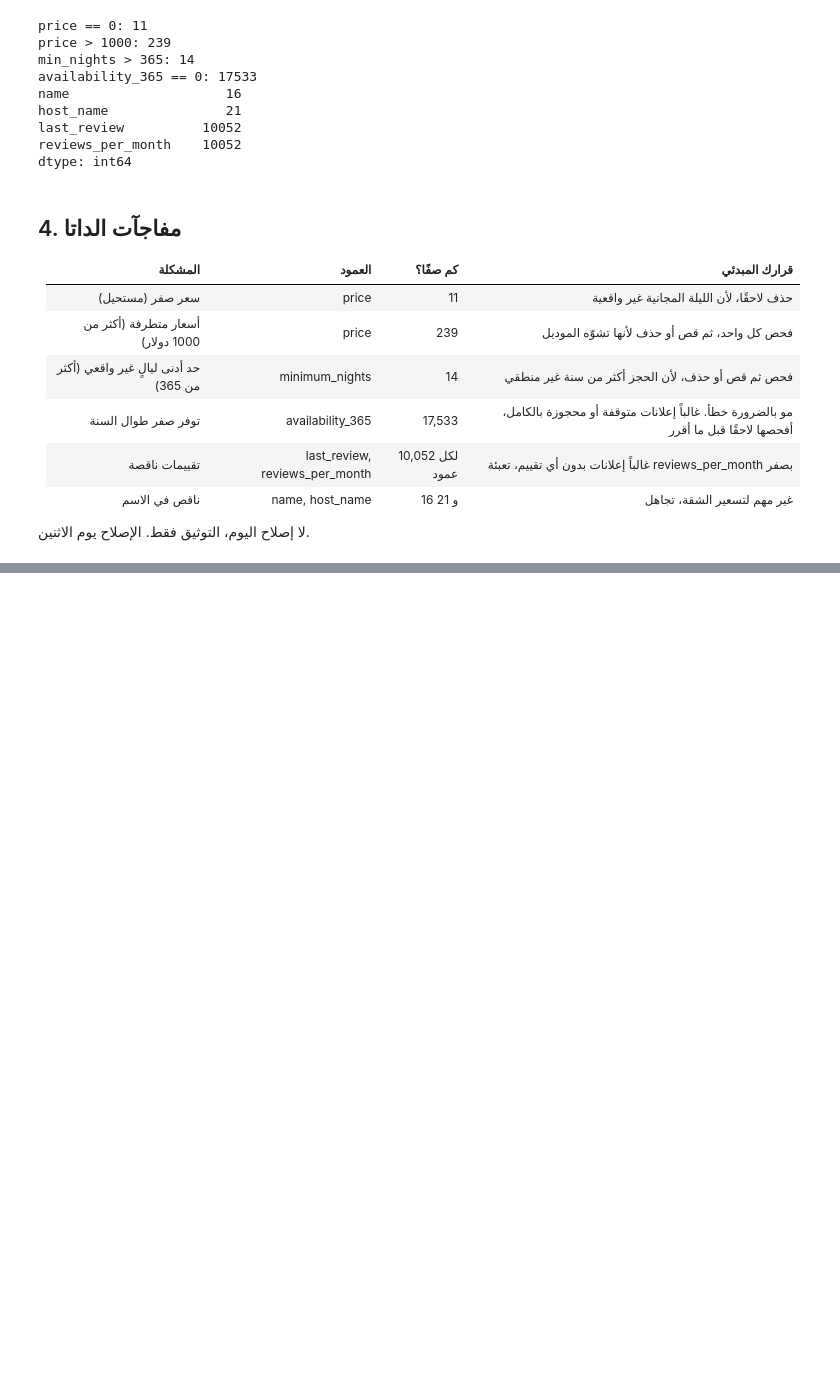
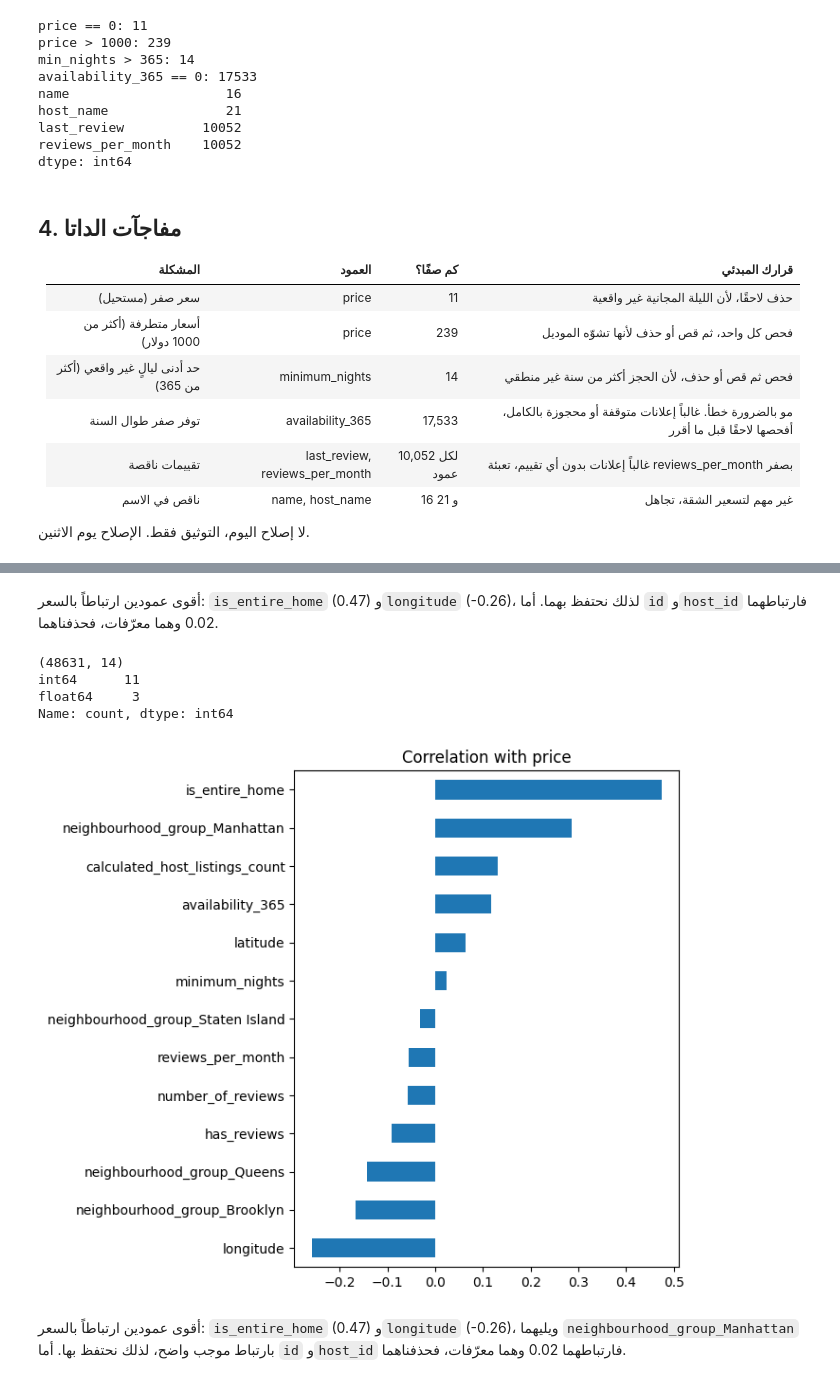
Before and after one commit to na0664280-dev/nyc-airbnb-pricing, a Jupyter notebook: Untitled8.ipynb, the cells around one changed output, grey strips where cells are left out. Saved outputs shown, nothing was run; the diff lists cells and outputs as text; code cells hidden in the pictures; blank space fills up the shorter version.

```diff
--- a/Untitled8.ipynb
+++ b/Untitled8.ipynb
@@ -131,0 +286,27 @@ dtype: int64
+# %% [markdown]
+أقوى عمودين ارتباطاً بالسعر: `is_entire_home` (0.47) و`longitude` (-0.26)، لذلك نحتفظ بهما. أما `id` و`host_id` فارتباطهما 0.02 وهما معرّفات، فحذفناهما.
+# %%
+drop_cols = ["id", "host_id", "neighbourhood", "room_type",
+             "is_unavailable", "is_multi_host"]
+df_model = df.drop(columns=drop_cols)
+df_model = pd.get_dummies(df_model, columns=["neighbourhood_group"], drop_first=True, dtype=int)
+
+print(df_model.shape)
+print(df_model.dtypes.value_counts())
+df_model.to_csv("data/model_ready.csv", index=False)
+# %% [output]
+(48631, 14)
+int64      11
+float64     3
+Name: count, dtype: int64
+# %%
+import matplotlib.pyplot as plt
+corr = df_model.corr()["price"].drop("price").sort_values()
+corr.plot(kind="barh", figsize=(7, 6))
+plt.title("Correlation with price")
+plt.tight_layout()
+plt.show()
+# %% [output]
+[figure, added]
+# %% [markdown]
+أقوى عمودين ارتباطاً بالسعر: `is_entire_home` (0.47) و`longitude` (-0.26)، ويليهما `neighbourhood_group_Manhattan` بارتباط موجب واضح، لذلك نحتفظ بها. أما `id` و`host_id` فارتباطهما 0.02 وهما معرّفات، فحذفناهما.
```
Also changed, not shown: parts of 15 cells of this notebook.
